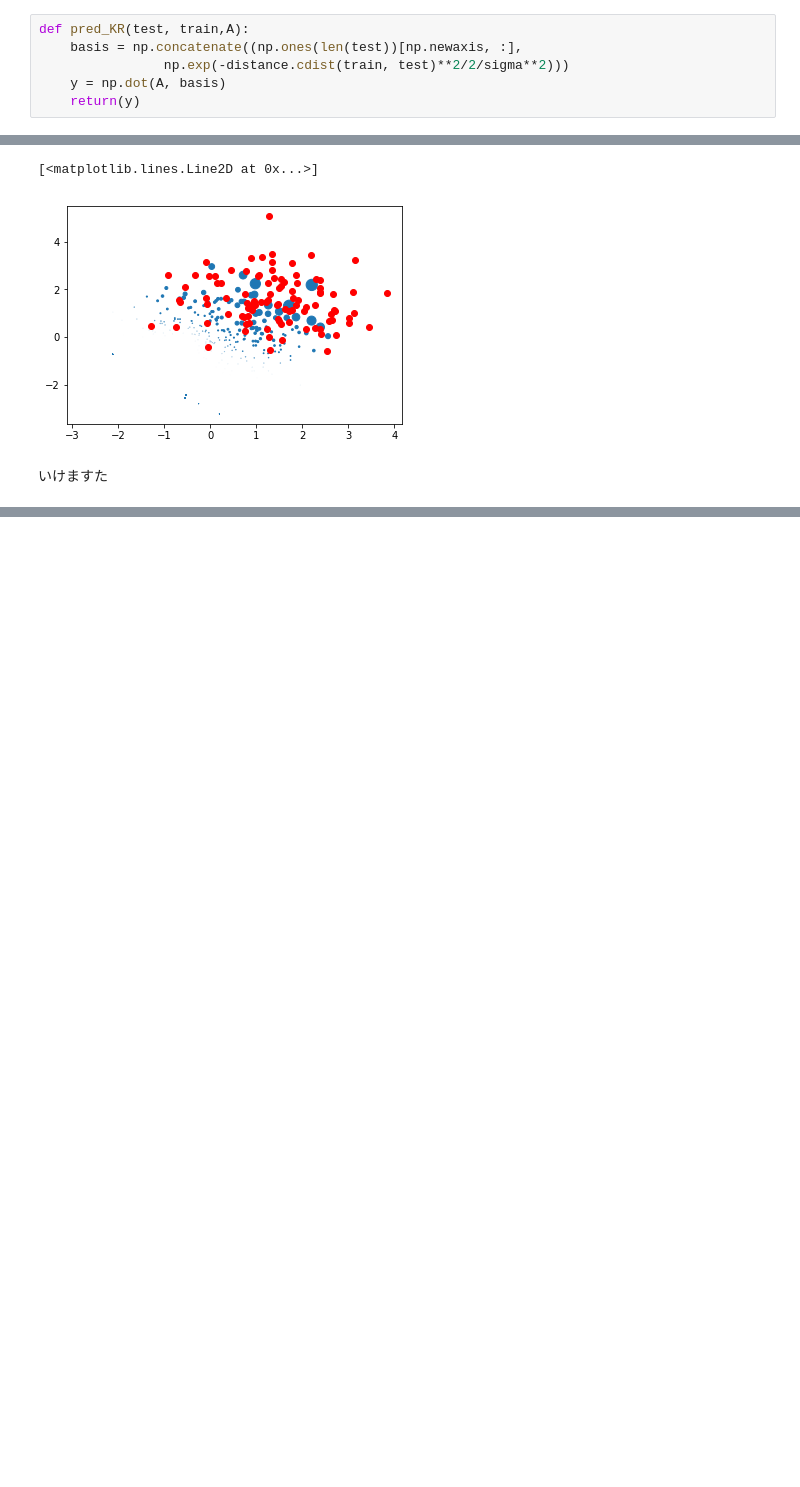
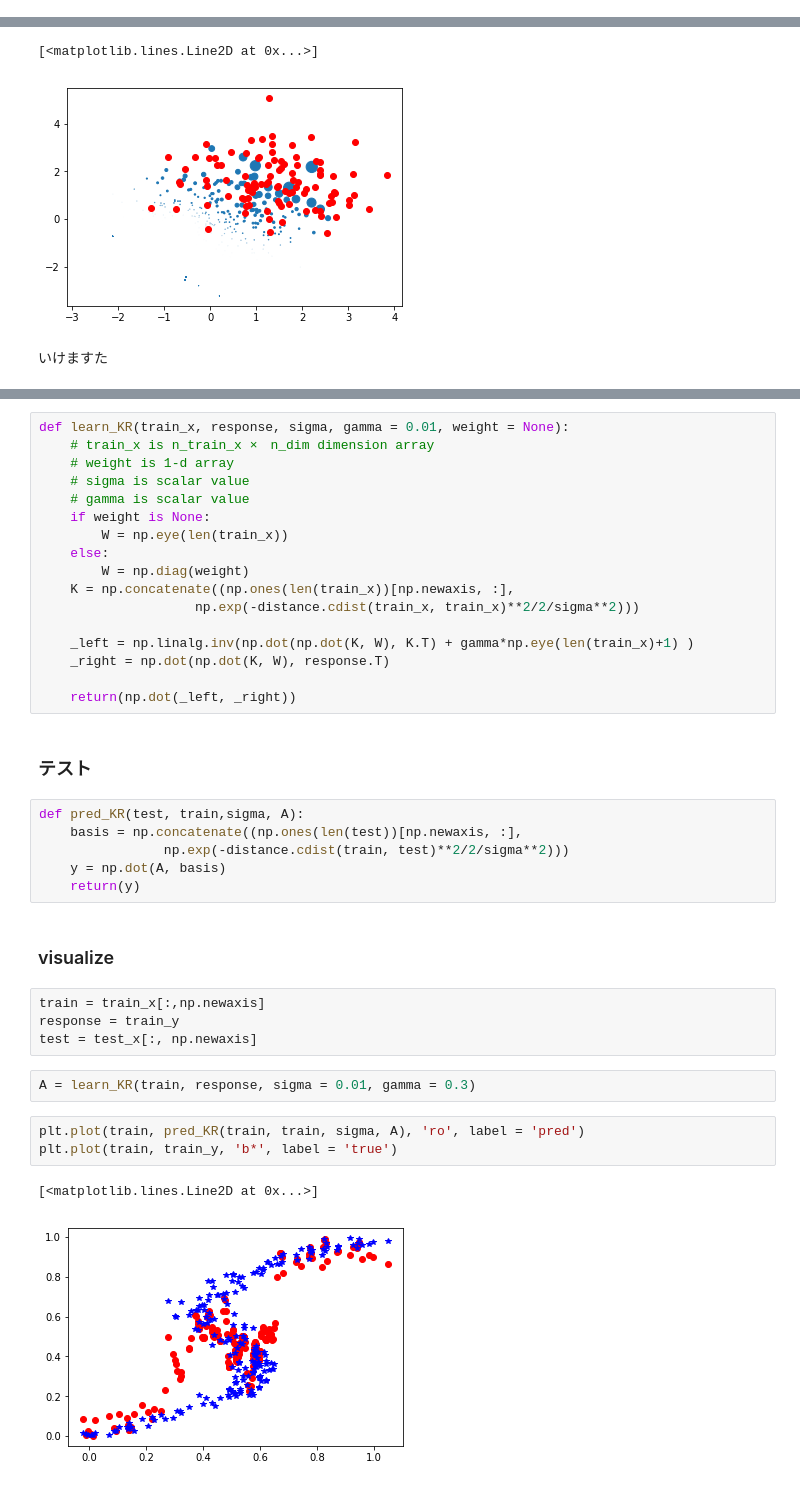
Before and after one commit to Nakakey/covariate_shift, a Jupyter notebook: compare_RuLSIF.ipynb, the cells around one changed output, grey strips where cells are left out. Saved outputs shown, nothing was run; the diff lists cells and outputs as text; blank space fills up the shorter version.

```diff
--- a/compare_RuLSIF.ipynb
+++ b/compare_RuLSIF.ipynb
@@ -125,6 +0,0 @@ array([3331454.86834347, 3248169.20249146, 3243369.01241238,
-# %%
-def pred_KR(test, train,A):
-    basis = np.concatenate((np.ones(len(test))[np.newaxis, :],
-                np.exp(-distance.cdist(train, test)**2/2/sigma**2)))
-    y = np.dot(A, basis)
-    return(y)
@@ -221,0 +156,39 @@ plt.plot(y[:,0], y[:,1], 'ro')
+# %%
+def learn_KR(train_x, response, sigma, gamma = 0.01, weight = None):
+    # train_x is n_train_x ×　n_dim dimension array
+    # weight is 1-d array
+    # sigma is scalar value
+    # gamma is scalar value
+    if weight is None:
+        W = np.eye(len(train_x))
+    else:
+        W = np.diag(weight)
+    K = np.concatenate((np.ones(len(train_x))[np.newaxis, :],
+                    np.exp(-distance.cdist(train_x, train_x)**2/2/sigma**2)))
+
+    _left = np.linalg.inv(np.dot(np.dot(K, W), K.T) + gamma*np.eye(len(train_x)+1) )
+    _right = np.dot(np.dot(K, W), response.T)
+
+    return(np.dot(_left, _right))
+# %% [markdown]
+### テスト
+# %%
+def pred_KR(test, train,sigma, A):
+    basis = np.concatenate((np.ones(len(test))[np.newaxis, :],
+                np.exp(-distance.cdist(train, test)**2/2/sigma**2)))
+    y = np.dot(A, basis)
+    return(y)
+# %% [markdown]
+### visualize
+# %%
+train = train_x[:,np.newaxis]
+response = train_y
+test = test_x[:, np.newaxis]
+# %%
+A = learn_KR(train, response, sigma = 0.01, gamma = 0.3)
+# %%
+plt.plot(train, pred_KR(train, train, sigma, A), 'ro', label = 'pred')
+plt.plot(train, train_y, 'b*', label = 'true')
+# %% [output]
+[<matplotlib.lines.Line2D at 0x...>]
+[figure, added]
```
Also changed, not shown: parts of 58 cells of this notebook, 1 other file.
